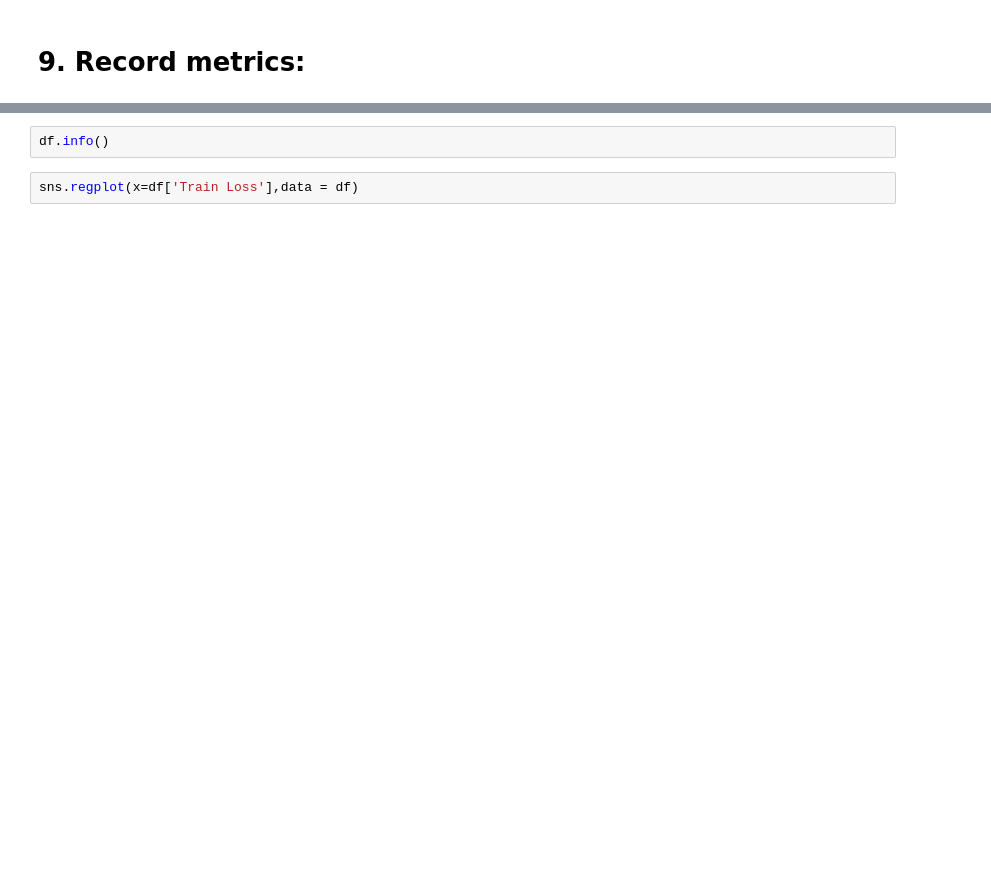
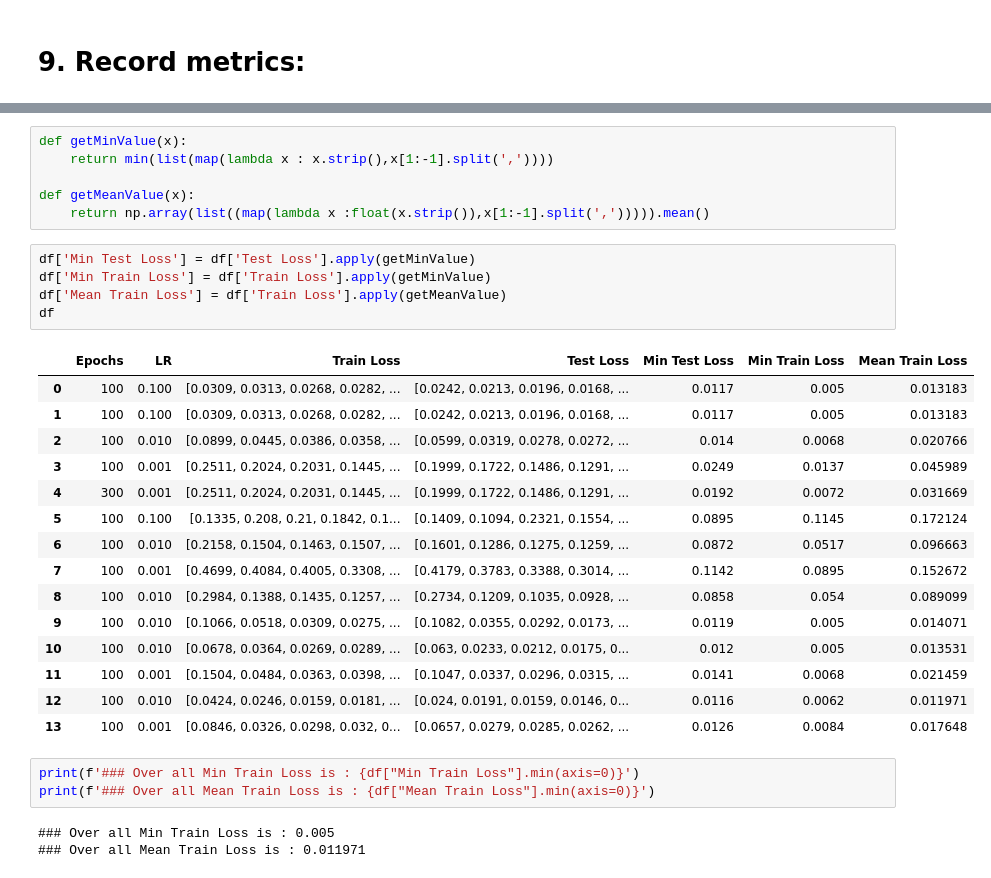
Before and after one commit to k0k00/Predict_in_first6_overs, a Jupyter notebook: IPL_Powerplay_Score_Prediction_v2.ipynb, the cells around one changed output, grey strips where cells are left out. Cells and saved outputs as stored; diff of their text form; blank space fills up the shorter version.

```diff
--- a/IPL_Powerplay_Score_Prediction_v2.ipynb
+++ b/IPL_Powerplay_Score_Prediction_v2.ipynb
@@ -593,4 +901,33 @@ df = pd.read_csv(recordedMetrics,usecols=['Epochs','LR','Train Loss','Test Loss'
-# %%
-df.info()
-# %%
-sns.regplot(x=df['Train Loss'],data = df)
+# %%
+def getMinValue(x):
+    return min(list(map(lambda x : x.strip(),x[1:-1].split(','))))
+
+def getMeanValue(x):
+    return np.array(list((map(lambda x :float(x.strip()),x[1:-1].split(','))))).mean()
+# %%
+df['Min Test Loss'] = df['Test Loss'].apply(getMinValue)
+df['Min Train Loss'] = df['Train Loss'].apply(getMinValue)
+df['Mean Train Loss'] = df['Train Loss'].apply(getMeanValue)
+df
+# %% [output]
+|  | Epochs | LR | Train Loss | Test Loss | Min Test Loss | Min Train Loss | Mean Train Loss |
+| 0 | 100 | 0.100 | [0.0309, 0.0313, 0.0268, 0.0282, ... | [0.0242, 0.0213, 0.0196, 0.0168, ... | 0.0117 | 0.005 | 0.013183 |
+| 1 | 100 | 0.100 | [0.0309, 0.0313, 0.0268, 0.0282, ... | [0.0242, 0.0213, 0.0196, 0.0168, ... | 0.0117 | 0.005 | 0.013183 |
+| 2 | 100 | 0.010 | [0.0899, 0.0445, 0.0386, 0.0358, ... | [0.0599, 0.0319, 0.0278, 0.0272, ... | 0.014 | 0.0068 | 0.020766 |
+| 3 | 100 | 0.001 | [0.2511, 0.2024, 0.2031, 0.1445, ... | [0.1999, 0.1722, 0.1486, 0.1291, ... | 0.0249 | 0.0137 | 0.045989 |
+| 4 | 300 | 0.001 | [0.2511, 0.2024, 0.2031, 0.1445, ... | [0.1999, 0.1722, 0.1486, 0.1291, ... | 0.0192 | 0.0072 | 0.031669 |
+| 5 | 100 | 0.100 | [0.1335, 0.208, 0.21, 0.1842, 0.1... | [0.1409, 0.1094, 0.2321, 0.1554, ... | 0.0895 | 0.1145 | 0.172124 |
+| 6 | 100 | 0.010 | [0.2158, 0.1504, 0.1463, 0.1507, ... | [0.1601, 0.1286, 0.1275, 0.1259, ... | 0.0872 | 0.0517 | 0.096663 |
+| 7 | 100 | 0.001 | [0.4699, 0.4084, 0.4005, 0.3308, ... | [0.4179, 0.3783, 0.3388, 0.3014, ... | 0.1142 | 0.0895 | 0.152672 |
+| 8 | 100 | 0.010 | [0.2984, 0.1388, 0.1435, 0.1257, ... | [0.2734, 0.1209, 0.1035, 0.0928, ... | 0.0858 | 0.054 | 0.089099 |
+| 9 | 100 | 0.010 | [0.1066, 0.0518, 0.0309, 0.0275, ... | [0.1082, 0.0355, 0.0292, 0.0173, ... | 0.0119 | 0.005 | 0.014071 |
+| 10 | 100 | 0.010 | [0.0678, 0.0364, 0.0269, 0.0289, ... | [0.063, 0.0233, 0.0212, 0.0175, 0... | 0.012 | 0.005 | 0.013531 |
+| 11 | 100 | 0.001 | [0.1504, 0.0484, 0.0363, 0.0398, ... | [0.1047, 0.0337, 0.0296, 0.0315, ... | 0.0141 | 0.0068 | 0.021459 |
+| 12 | 100 | 0.010 | [0.0424, 0.0246, 0.0159, 0.0181, ... | [0.024, 0.0191, 0.0159, 0.0146, 0... | 0.0116 | 0.0062 | 0.011971 |
+| 13 | 100 | 0.001 | [0.0846, 0.0326, 0.0298, 0.032, 0... | [0.0657, 0.0279, 0.0285, 0.0262, ... | 0.0126 | 0.0084 | 0.017648 |
+# %%
+print(f'### Over all Min Train Loss is : {df["Min Train Loss"].min(axis=0)}')
+print(f'### Over all Mean Train Loss is : {df["Mean Train Loss"].min(axis=0)}')
+# %% [output]
+### Over all Min Train Loss is : 0.005
+### Over all Mean Train Loss is : 0.011971
```
Also changed, not shown: parts of 44 cells of this notebook, 8 other files.
